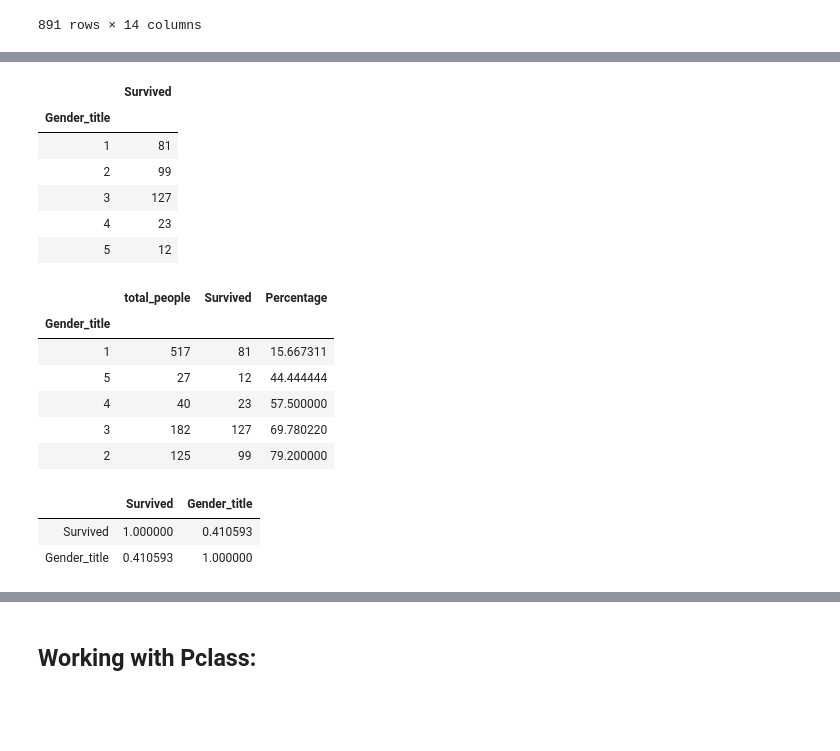
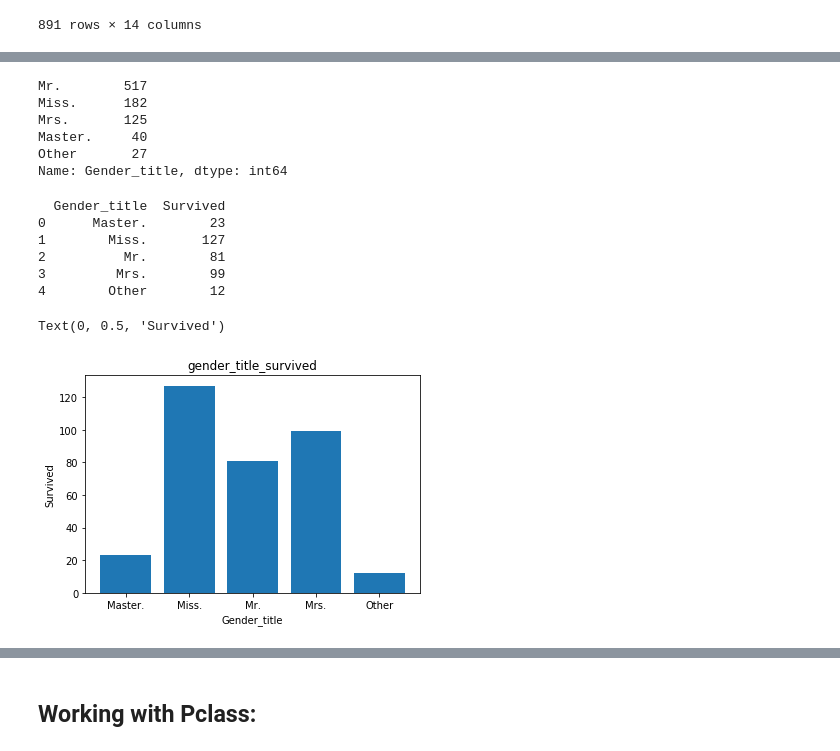
Before and after one commit to MohithMarisetti/Titanic-Survival-Prediction---Kaggle, a Jupyter notebook: Preprocessing & visualizations.ipynb, the cells around one changed output, grey strips where cells are left out. Saved outputs shown, nothing was run; the diff lists cells and outputs as text; code cells hidden in the pictures; blank space fills up the shorter version.

```diff
--- a/Pre-processing the data (Step-1).ipynb
+++ b/Preprocessing & visualizations.ipynb
@@ -472,33 +451,32 @@ test.Gender_title = test.Gender_title.fillna(5)
-# %%
-gender_title_survived = train[['Survived','Gender_title']].groupby(['Gender_title']).sum()
-gender_title_survived
-# %% [output]
-|  | Survived |
-| Gender_title |  |
-| 1 | 81 |
-| 2 | 99 |
-| 3 | 127 |
-| 4 | 23 |
-| 5 | 12 |
-# %%
-gender_title_total = pd.DataFrame({'total_people':train[['Survived','Gender_title']].groupby(['Gender_title']).size()})
-gender_title_survived_percentage = pd.merge(gender_title_total,gender_title_survived, left_index=True, right_index=True)
-gender_title_survived_percentage['Percentage'] = gender_title_survived_percentage['Survived']/gender_title_survived_percentage['total_people']*100
-
-gender_title_survived_percentage.sort_values(by='Percentage')
-
-# From the below table its clear that there is some pattern in the gender_title and survival rate. People in Gender_title - 2('Mrs.') have higher chances of survival, followed by Gender_title - 3('Miss'), followed by Gender_title - 4 ('Master'). It can also be seen that Gender_title - 5 (Mr) indicate a very less survival rate. All these hint that Gender is a very crucial feature in predicting the survival.
-# %% [output]
-|  | total_people | Survived | Percentage |
-| Gender_title |  |  |  |
-| 1 | 517 | 81 | 15.667311 |
-| 5 | 27 | 12 | 44.444444 |
-| 4 | 40 | 23 | 57.500000 |
-| 3 | 182 | 127 | 69.780220 |
-| 2 | 125 | 99 | 79.200000 |
-# %%
-train[['Survived','Gender_title']].corr()   # This correlation is huge.
-# %% [output]
-|  | Survived | Gender_title |
-| Survived | 1.000000 | 0.410593 |
-| Gender_title | 0.410593 | 1.000000 |
+# %%
+train.Gender_title.value_counts()
+# %% [output]
+Mr.        517
+Miss.      182
+Mrs.       125
+Master.     40
+Other       27
+Name: Gender_title, dtype: int64
+# %%
+gender_title_survived = train[['Survived','Gender_title']].groupby(['Gender_title']).sum().reset_index()
+print(gender_title_survived)
+
+import matplotlib as mpl
+import matplotlib.pyplot as plt
+
+%matplotlib inline
+plt.bar(gender_title_survived.Gender_title , gender_title_survived.Survived)
+# plt.xticks(rotation=90);
+
+plt.title('gender_title_survived')
+plt.xlabel('Gender_title')
+plt.ylabel('Survived')
+# %% [output]
+  Gender_title  Survived
+0      Master.        23
+1        Miss.       127
+2          Mr.        81
+3         Mrs.        99
+4        Other        12
+Text(0, 0.5, 'Survived')
+[figure, added]
```
Also changed, not shown: parts of 41 cells of this notebook.
